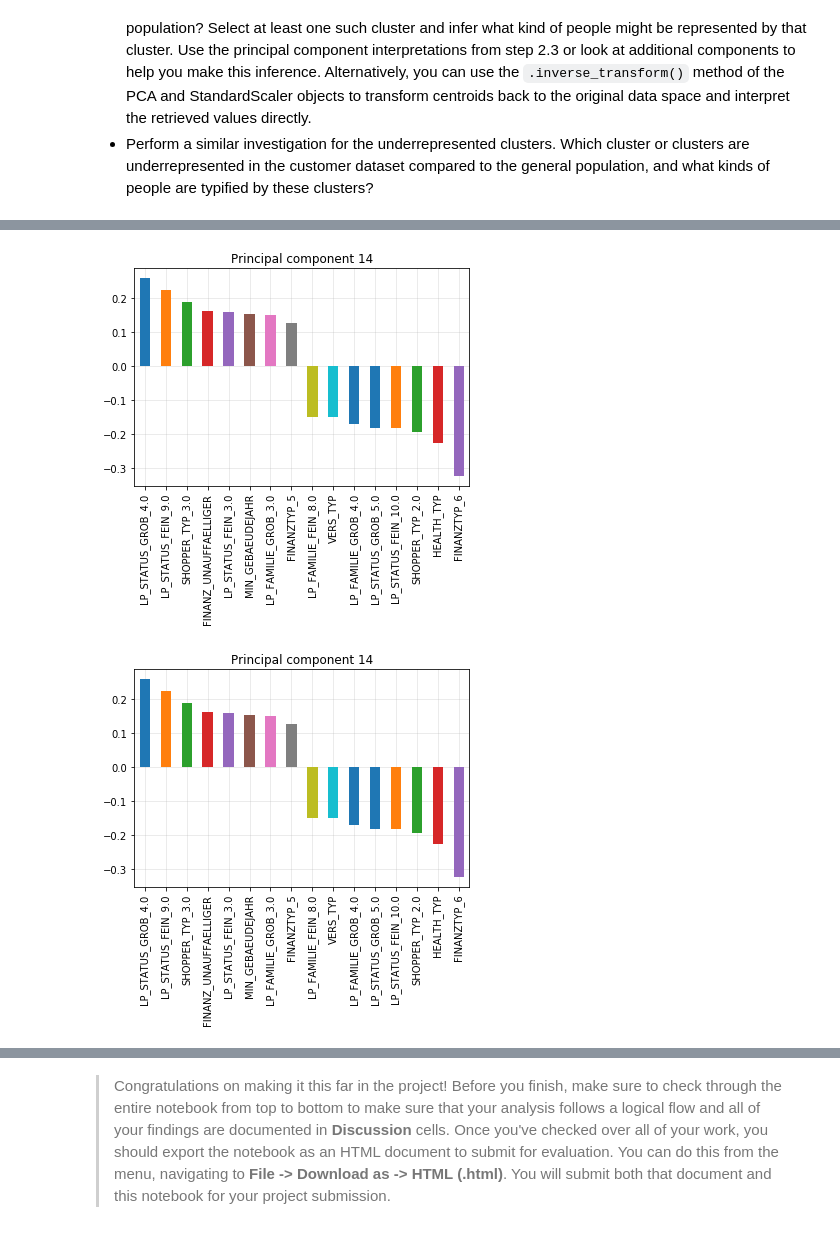
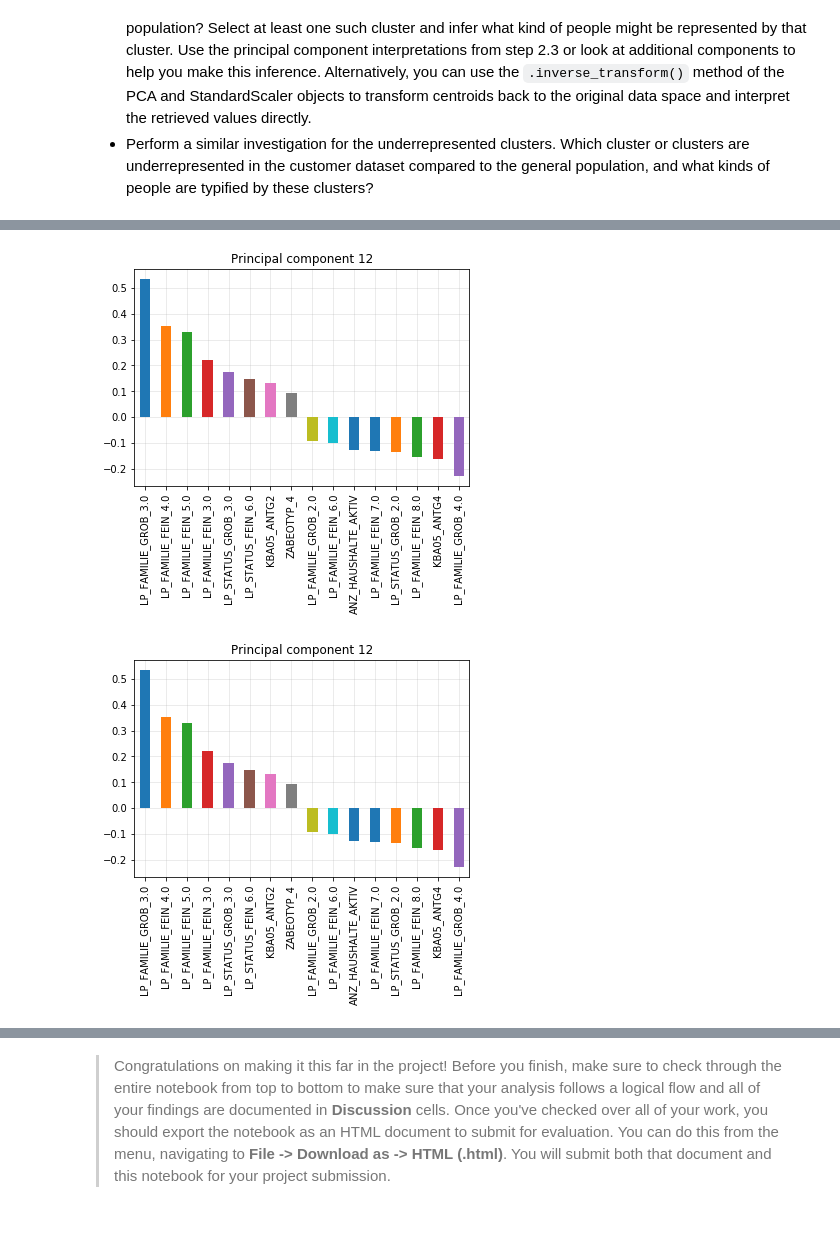
Before and after one commit to AmberHabib/UdacityUnsupervisedLearningProject, a Jupyter notebook: Identify_Customer_Segments.ipynb, the cells around one changed output, grey strips where cells are left out. Cells and saved outputs as stored; diff of their text form; code cells hidden in the pictures.

```diff
--- a/Identify_Customer_Segments.ipynb
+++ b/Identify_Customer_Segments.ipynb
@@ -1008,11 +1006,11 @@ cluster_specs
 25 rows × 148 columns
 # %%
-weight_mapper(azdias_rows__missing_low, pca, 14) #checking if cluster 14 maps to same features for both customer and general population
+weight_mapper(azdias_rows__missing_low, pca, 12) #checking if cluster 14 maps to same features for both customer and general population
 # %% [output]
-[figure, old version]
+[figure, new version]
 # %%
 #mapping most overrepresented customer clsuter to top 10/bottom 10 features
-weight_mapper(customer_data_clean, pca, 14)
+weight_mapper(customer_data_clean, pca, 12)
 # %% [output]
-[figure, old version]
+[figure, new version]
 # %%
```
Also changed, not shown: parts of 18 cells of this notebook, 1 other file.
